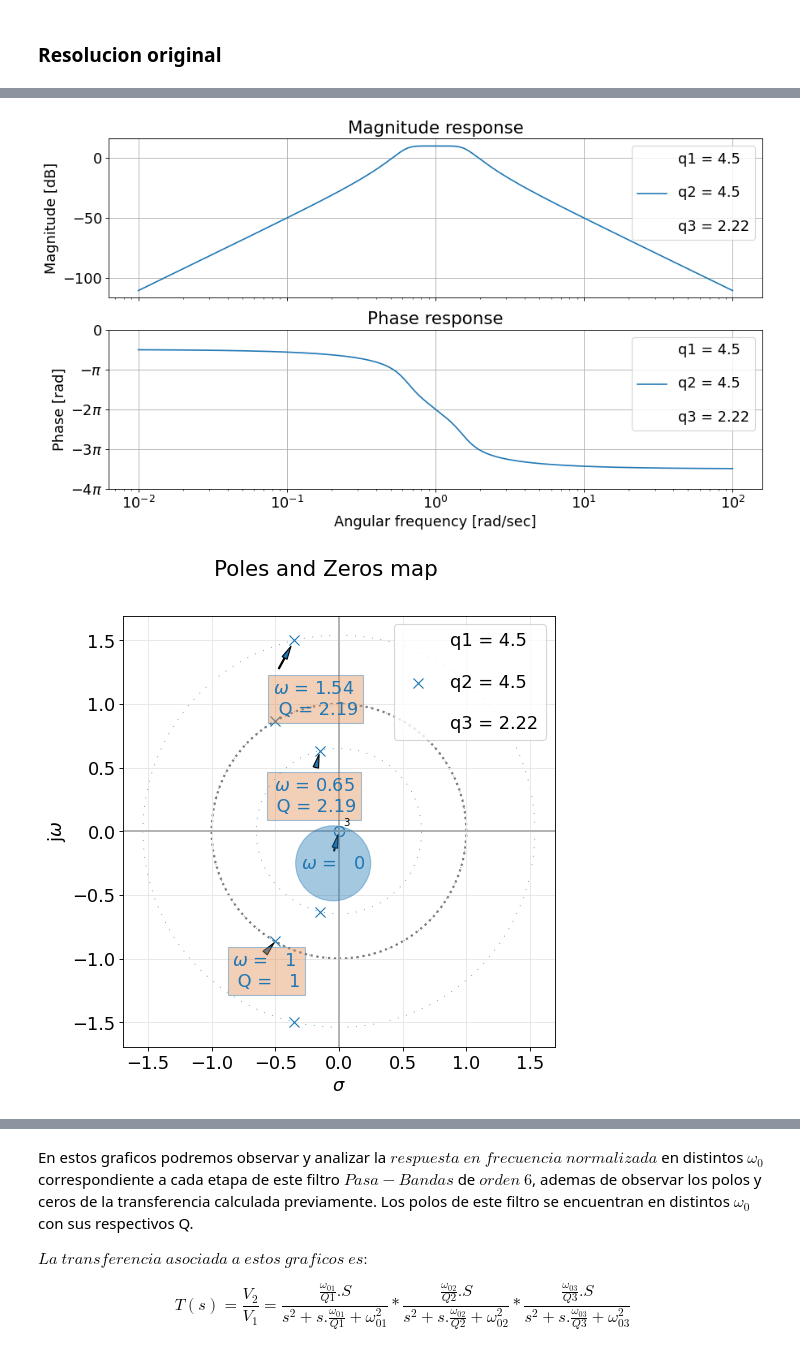
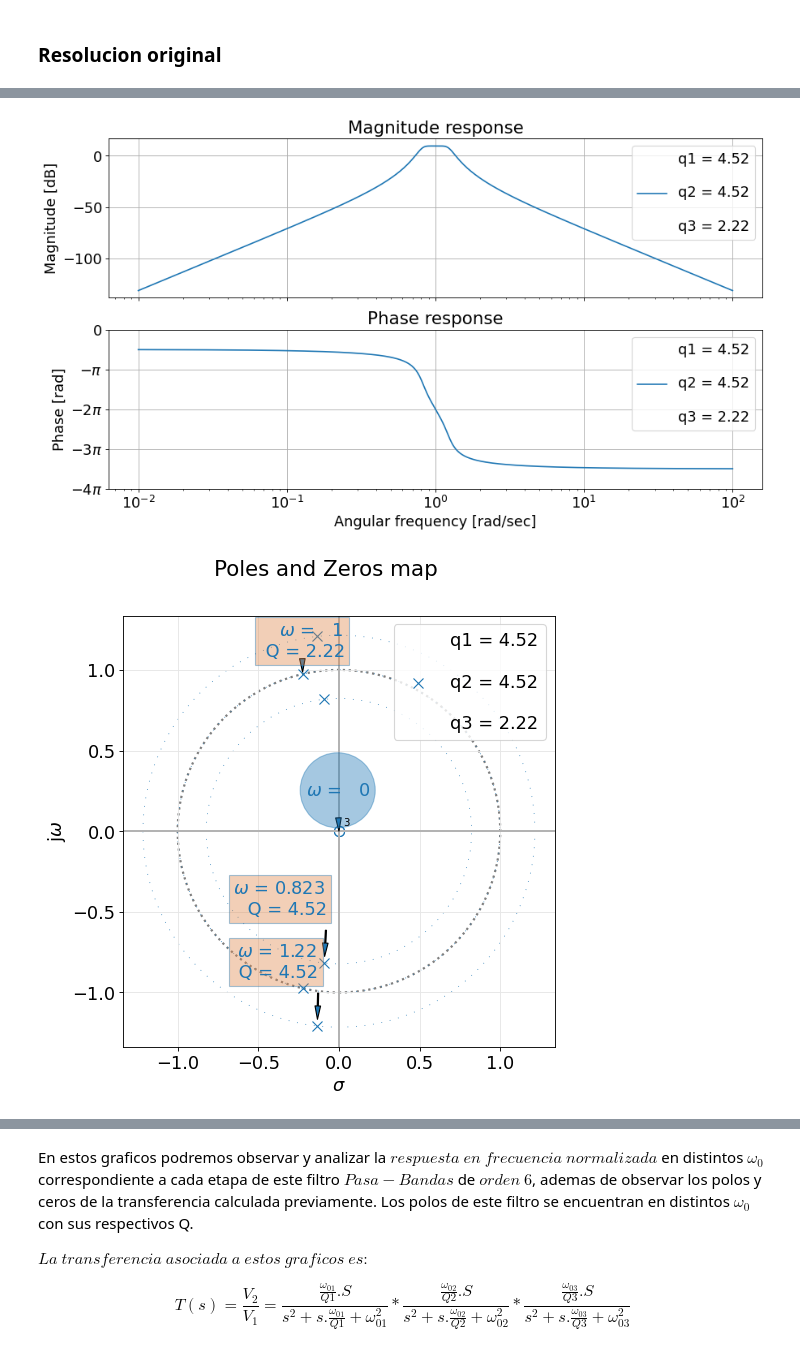
Before and after one commit to Axel-Nahum/TC2_R4001_Semanal, a Jupyter notebook: TS4bis/TS_4bis.ipynb, the cells around one changed output, grey strips where cells are left out. Cells and saved outputs as stored; diff of their text form; code cells hidden in the pictures.

```diff
--- a/TS4bis/TS_4bis.ipynb
+++ b/TS4bis/TS_4bis.ipynb
@@ -52,6 +52,8 @@ import numpy as np
 import scipy.signal as sig
 # %%
 def q_print(cant_q, qq):
+
+    Q = 2.22
 
     all_sys = []
     filter_names = []
@@ -70,9 +72,9 @@ def q_print(cant_q, qq):
 
     Z,P,K = sig.buttap(nn)
     Num,Den = sig.zpk2tf(Z,P,K)
-    Num_mp,Den_mp = sig.lp2bp(Num,Den)
+    Num_pb,Den_pb = sig.lp2bp(Num,Den, bw = 1/Q)
 
-    TF = TransferFunction(3 * Num_mp, Den_mp)
+    TF = TransferFunction(3 * Num_pb, Den_pb)
 
     this_label = 'q' + str(cant_q[0]) + ' = ' + str(round(qq[0], 4)) + '\n \n' + 'q' + str(cant_q[1]) + ' = ' + str(round(qq[1], 4)) + '\n \n' + 'q' + str(cant_q[2]) + ' = ' + str(round(qq[2], 4))
 
@@ -82,13 +84,13 @@ def q_print(cant_q, qq):
 # %%
 cant_q = [1, 2, 3]
 
-qq1 = 4.50
-qq2 = 4.50
+qq1 = 4.52
+qq2 = 4.52
 qq3 = 2.22
 
 qq = [qq1, qq2, qq3]
 
 q_print(cant_q, qq)
 # %% [output]
-[figure, old version]
+[figure, new version]
-[figure, old version]
+[figure, new version]
```
Also changed, not shown: parts of 9 cells of this notebook, 5 other files.
